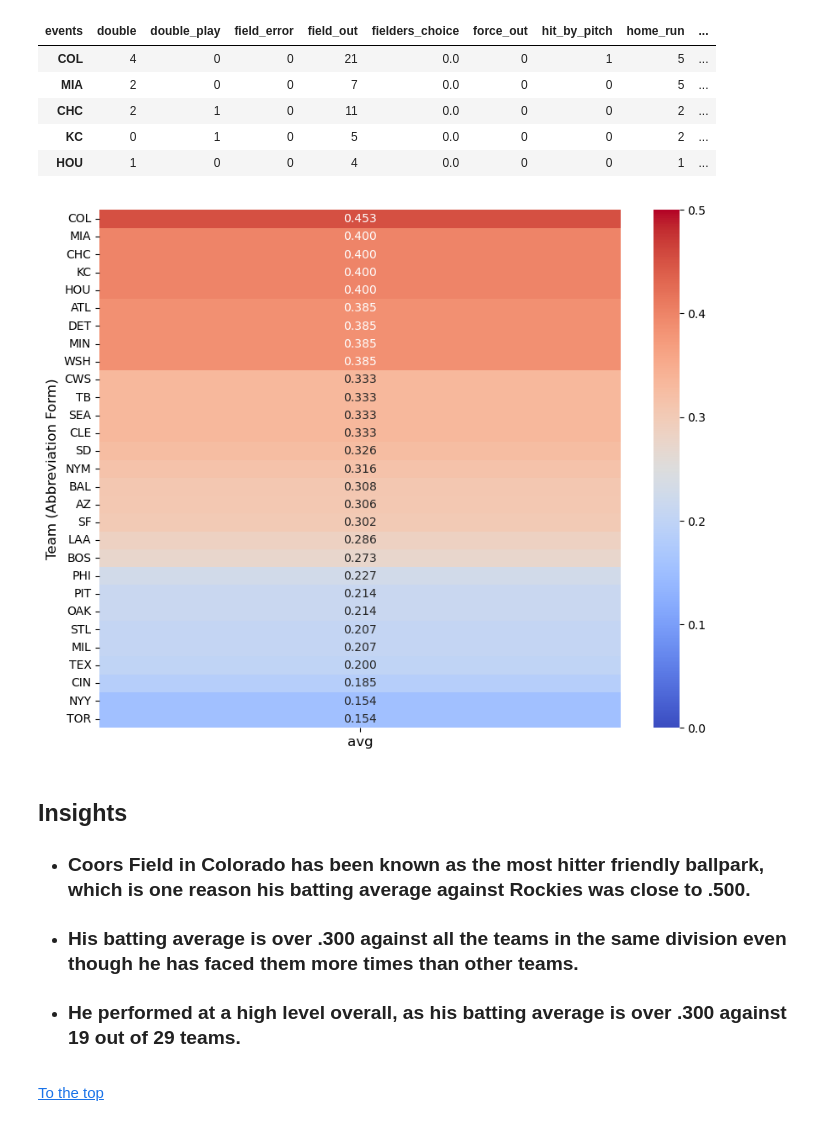
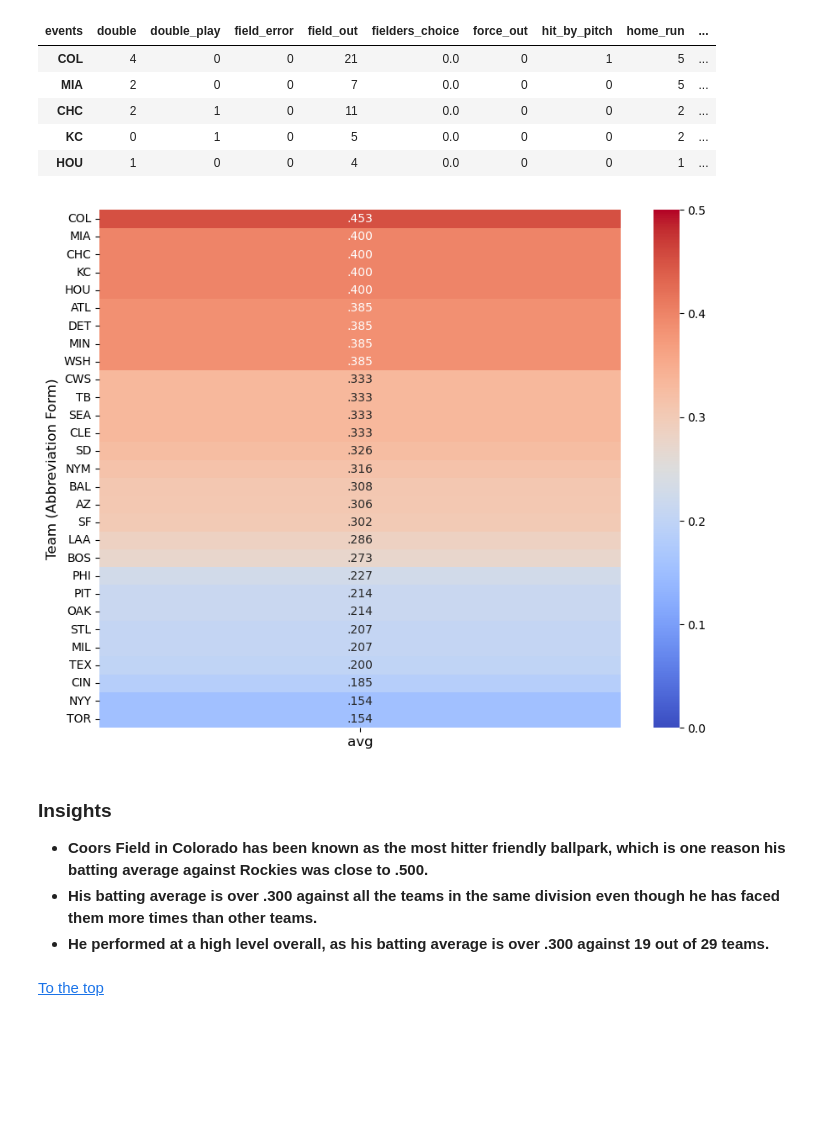
Before and after one commit to knt-ktsg/Project, a Jupyter notebook: Batting_Performance_Analysis.ipynb, the cells around one changed output. Drawn from its saved outputs; the diff is of its cells as text; code cells hidden in the pictures; blank space fills up the shorter version.

```diff
--- a/Batting_Performance_Analysis.ipynb
+++ b/Batting_Performance_Analysis.ipynb
@@ -305,19 +305,23 @@ avg_team.head()
 | KC | 0 | 1 | 0 | 5 | 0.0 | 0 | 0 | 2 | ... |
 | HOU | 1 | 0 | 0 | 4 | 0.0 | 0 | 0 | 1 | ... |
 # %%
+def format_numbers(ave):
+    return f"{ave:.3f}".lstrip("0")
+formatted_values = avg_team["avg"].apply(format_numbers).values.reshape(-1, 1)
+
 fig = plt.figure(figsize=(10, 8))
-sns.heatmap(avg_team[["avg"]], vmax=0.5, vmin=0, annot=True, cmap="coolwarm", fmt=".3f")
+sns.heatmap(avg_team[["avg"]], vmax=0.5, vmin=0, annot=formatted_values, cmap="coolwarm", fmt="s")
 plt.xticks(fontsize=12)
 plt.xlabel(None)
 plt.ylabel("Team (Abbreviation Form)", fontsize=12)
 plt.show()
 # %% [output]
-[figure, old version]
+[figure, new version]
 # %% [markdown]
-## **Insights**
-* ### Coors Field in Colorado has been known as the most hitter friendly ballpark, which is one reason his batting average against Rockies was close to .500.
-* ### His batting average is over .300 against all the teams in the same division even though he has faced them more times than other teams.
-* ### He performed at a high level overall, as his batting average is over .300 against 19 out of 29 teams.
+### **Insights**
+* **Coors Field in Colorado has been known as the most hitter friendly ballpark, which is one reason his batting average against Rockies was close to .500.**
+* **His batting average is over .300 against all the teams in the same division even though he has faced them more times than other teams.**
+* **He performed at a high level overall, as his batting average is over .300 against 19 out of 29 teams.**
 # %% [markdown]
 [To the top](#0)
 # %% [markdown]
```
Also changed, not shown: parts of 11 cells of this notebook.
